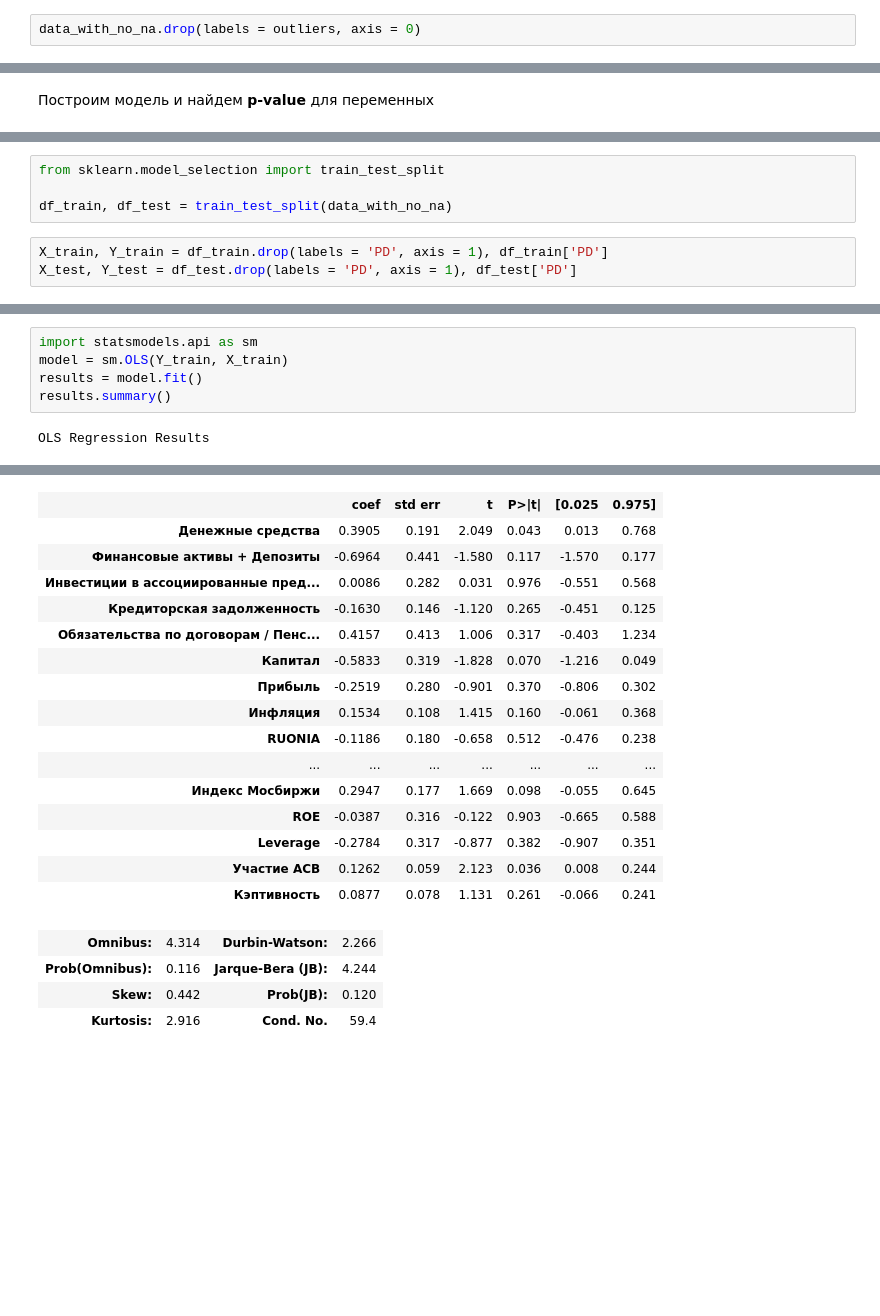
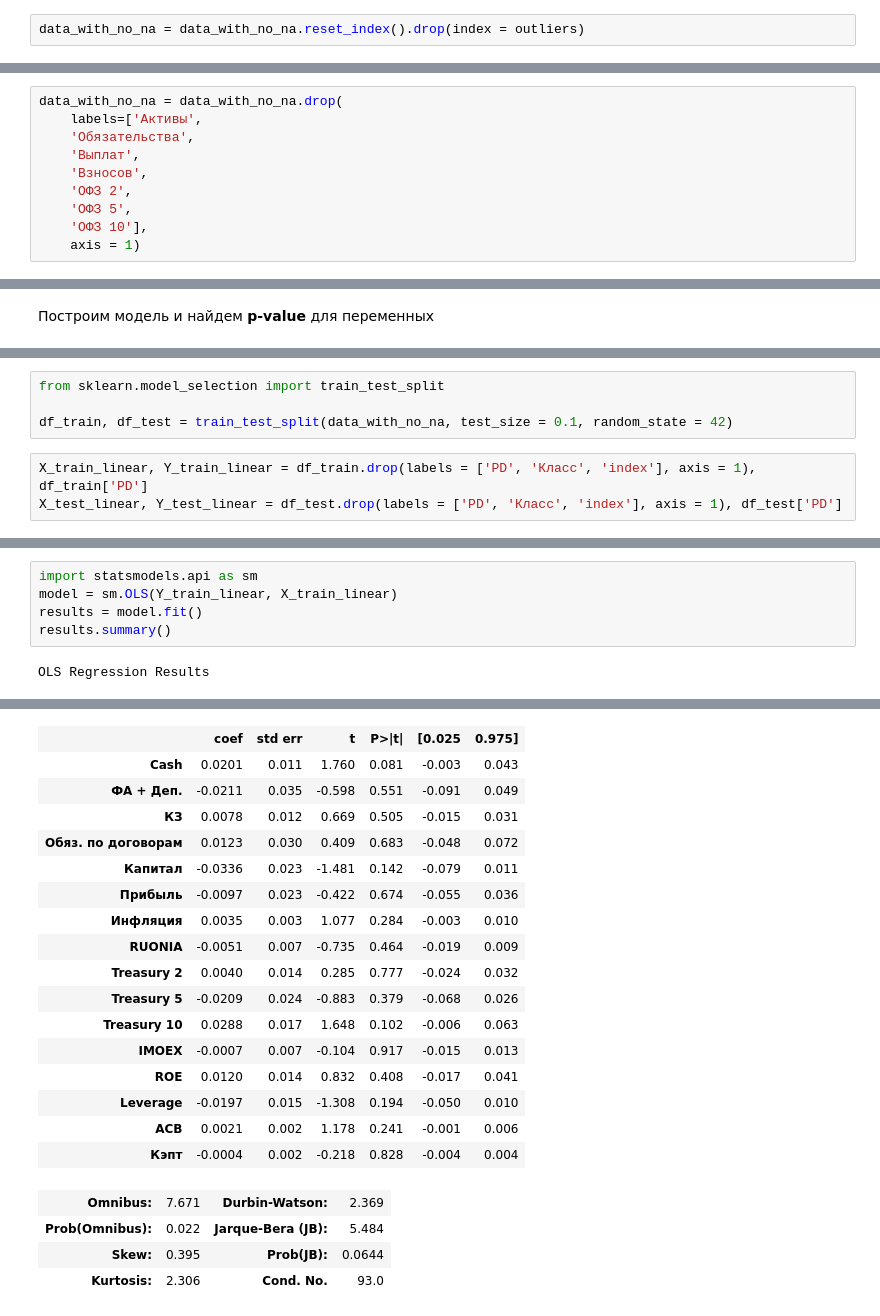
Before and after one commit to Gorlevichd/-, a Jupyter notebook: model.ipynb, the cells around one changed output, grey strips where cells are left out. Drawn from its saved outputs; the diff is of its cells as text; blank space fills up the shorter version.

Commit message:
added linear model

```diff
--- a/model.ipynb
+++ b/model.ipynb
@@ -271,2 +377,2 @@ print("Количество выбросов:", len(outliers))
 # %%
-data_with_no_na.drop(labels = outliers, axis = 0)
+data_with_no_na = data_with_no_na.reset_index().drop(index = outliers)
@@ -286,0 +462,10 @@ data_with_no_na.drop(labels = outliers, axis = 0)
+# %%
+data_with_no_na = data_with_no_na.drop(
+    labels=['Активы',
+    'Обязательства',
+    'Выплат',
+    'Взносов',
+    'ОФЗ 2',
+    'ОФЗ 5',
+    'ОФЗ 10'],
+    axis = 1)
@@ -289,7 +493,7 @@ data_with_no_na.drop(labels = outliers, axis = 0)
 # %%
 from sklearn.model_selection import train_test_split
 
-df_train, df_test = train_test_split(data_with_no_na)
+df_train, df_test = train_test_split(data_with_no_na, test_size = 0.1, random_state = 42)
 # %%
-X_train, Y_train = df_train.drop(labels = 'PD', axis = 1), df_train['PD']
-X_test, Y_test = df_test.drop(labels = 'PD', axis = 1), df_test['PD']
+X_train_linear, Y_train_linear = df_train.drop(labels = ['PD', 'Класс', 'index'], axis = 1), df_train['PD']
+X_test_linear, Y_test_linear = df_test.drop(labels = ['PD', 'Класс', 'index'], axis = 1), df_test['PD']
@@ -309,6 +511,6 @@ Requirement already satisfied: pytz>=2017.2 in /home/dan/.local/lib/python3.8/si
 # %%
 import statsmodels.api as sm
-model = sm.OLS(Y_train, X_train)
+model = sm.OLS(Y_train_linear, X_train_linear)
 results = model.fit()
 results.summary()
 # %% [output]
@@ -324,24 +526,25 @@ OLS Regression Results
 | Covariance Type: | nonrobust |  |  |
 |  | coef | std err | t | P>|t| | [0.025 | 0.975] |
-| Денежные средства | 0.3905 | 0.191 | 2.049 | 0.043 | 0.013 | 0.768 |
-| Финансовые активы + Депозиты | -0.6964 | 0.441 | -1.580 | 0.117 | -1.570 | 0.177 |
-| Инвестиции в ассоциированные пред... | 0.0086 | 0.282 | 0.031 | 0.976 | -0.551 | 0.568 |
-| Кредиторская задолженность | -0.1630 | 0.146 | -1.120 | 0.265 | -0.451 | 0.125 |
-| Обязательства по договорам / Пенс... | 0.4157 | 0.413 | 1.006 | 0.317 | -0.403 | 1.234 |
-| Капитал | -0.5833 | 0.319 | -1.828 | 0.070 | -1.216 | 0.049 |
-| Прибыль | -0.2519 | 0.280 | -0.901 | 0.370 | -0.806 | 0.302 |
-| Инфляция | 0.1534 | 0.108 | 1.415 | 0.160 | -0.061 | 0.368 |
-| RUONIA | -0.1186 | 0.180 | -0.658 | 0.512 | -0.476 | 0.238 |
-| ... | ... | ... | ... | ... | ... | ... |
-| Индекс Мосбиржи | 0.2947 | 0.177 | 1.669 | 0.098 | -0.055 | 0.645 |
-| ROE | -0.0387 | 0.316 | -0.122 | 0.903 | -0.665 | 0.588 |
-| Leverage | -0.2784 | 0.317 | -0.877 | 0.382 | -0.907 | 0.351 |
-| Участие АСВ | 0.1262 | 0.059 | 2.123 | 0.036 | 0.008 | 0.244 |
-| Кэптивность | 0.0877 | 0.078 | 1.131 | 0.261 | -0.066 | 0.241 |
+| Cash | 0.0201 | 0.011 | 1.760 | 0.081 | -0.003 | 0.043 |
+| ФА + Деп. | -0.0211 | 0.035 | -0.598 | 0.551 | -0.091 | 0.049 |
+| КЗ | 0.0078 | 0.012 | 0.669 | 0.505 | -0.015 | 0.031 |
+| Обяз. по договорам | 0.0123 | 0.030 | 0.409 | 0.683 | -0.048 | 0.072 |
+| Капитал | -0.0336 | 0.023 | -1.481 | 0.142 | -0.079 | 0.011 |
+| Прибыль | -0.0097 | 0.023 | -0.422 | 0.674 | -0.055 | 0.036 |
+| Инфляция | 0.0035 | 0.003 | 1.077 | 0.284 | -0.003 | 0.010 |
+| RUONIA | -0.0051 | 0.007 | -0.735 | 0.464 | -0.019 | 0.009 |
+| Treasury 2 | 0.0040 | 0.014 | 0.285 | 0.777 | -0.024 | 0.032 |
+| Treasury 5 | -0.0209 | 0.024 | -0.883 | 0.379 | -0.068 | 0.026 |
+| Treasury 10 | 0.0288 | 0.017 | 1.648 | 0.102 | -0.006 | 0.063 |
+| IMOEX | -0.0007 | 0.007 | -0.104 | 0.917 | -0.015 | 0.013 |
+| ROE | 0.0120 | 0.014 | 0.832 | 0.408 | -0.017 | 0.041 |
+| Leverage | -0.0197 | 0.015 | -1.308 | 0.194 | -0.050 | 0.010 |
+| АСВ | 0.0021 | 0.002 | 1.178 | 0.241 | -0.001 | 0.006 |
+| Кэпт | -0.0004 | 0.002 | -0.218 | 0.828 | -0.004 | 0.004 |
-| Omnibus: | 4.314 | Durbin-Watson: | 2.266 |
-| Prob(Omnibus): | 0.116 | Jarque-Bera (JB): | 4.244 |
-| Skew: | 0.442 | Prob(JB): | 0.120 |
-| Kurtosis: | 2.916 | Cond. No. | 59.4 |
+| Omnibus: | 7.671 | Durbin-Watson: | 2.369 |
+| Prob(Omnibus): | 0.022 | Jarque-Bera (JB): | 5.484 |
+| Skew: | 0.395 | Prob(JB): | 0.0644 |
+| Kurtosis: | 2.306 | Cond. No. | 93.0 |
 Notes:
 [1] R² is computed without centering (uncentered) since the model does not contain a constant.
 [2] Standard Errors assume that the covariance matrix of the errors is correctly specified.
```
Also changed, not shown: parts of 120 cells of this notebook.
